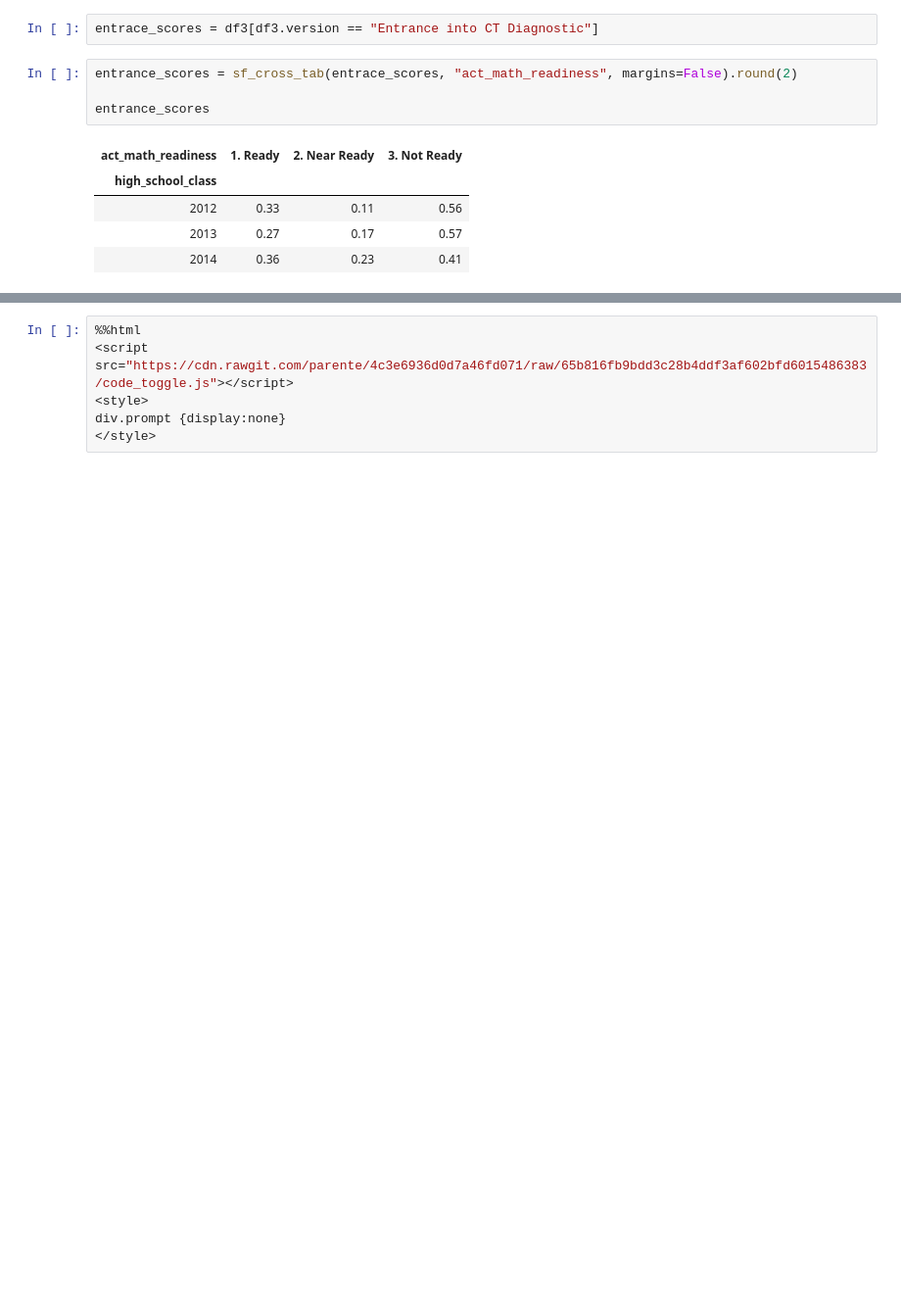
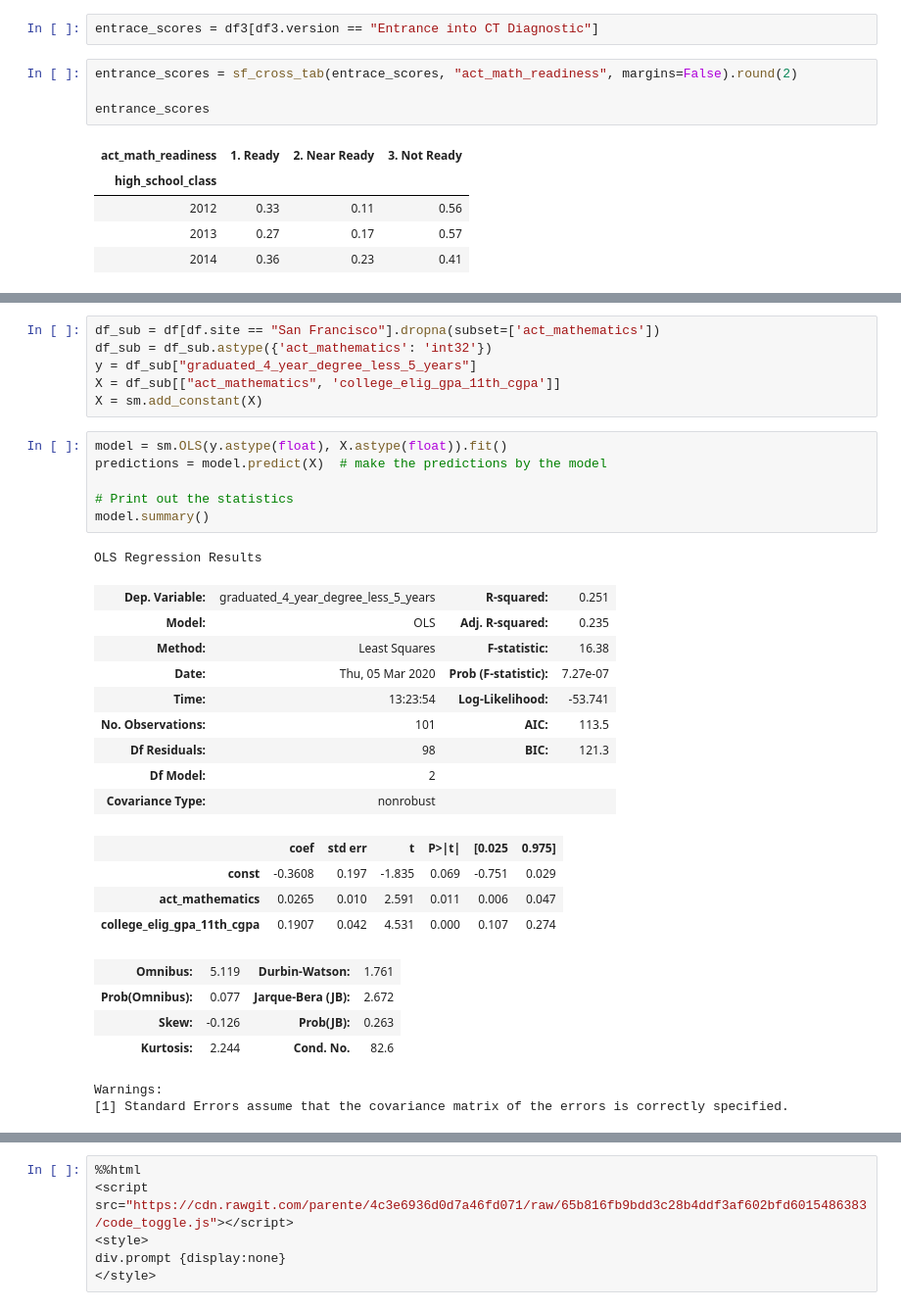
Before and after one commit to College-Track/sf_class_2014, a Jupyter notebook: Report.ipynb, the cells around one changed output, grey strips where cells are left out. Shown at 98% size. Drawn from its saved outputs; the diff is of its cells as text; blank space fills up the shorter version.

```diff
--- a/Report.ipynb
+++ b/Report.ipynb
@@ -188,0 +196,33 @@ entrance_scores
+# %%
+df_sub = df[df.site == "San Francisco"].dropna(subset=['act_mathematics'])
+df_sub = df_sub.astype({'act_mathematics': 'int32'})
+y = df_sub["graduated_4_year_degree_less_5_years"]
+X = df_sub[["act_mathematics", 'college_elig_gpa_11th_cgpa']]
+X = sm.add_constant(X)
+# %%
+model = sm.OLS(y.astype(float), X.astype(float)).fit()
+predictions = model.predict(X)  # make the predictions by the model
+
+# Print out the statistics
+model.summary()
+# %% [output]
+OLS Regression Results
+| Dep. Variable: | graduated_4_year_degree_less_5_years | R-squared: | 0.251 |
+| Model: | OLS | Adj. R-squared: | 0.235 |
+| Method: | Least Squares | F-statistic: | 16.38 |
+| Date: | Thu, 05 Mar 2020 | Prob (F-statistic): | 7.27e-07 |
+| Time: | 13:23:54 | Log-Likelihood: | -53.741 |
+| No. Observations: | 101 | AIC: | 113.5 |
+| Df Residuals: | 98 | BIC: | 121.3 |
+| Df Model: | 2 |  |  |
+| Covariance Type: | nonrobust |  |  |
+|  | coef | std err | t | P>|t| | [0.025 | 0.975] |
+| const | -0.3608 | 0.197 | -1.835 | 0.069 | -0.751 | 0.029 |
+| act_mathematics | 0.0265 | 0.010 | 2.591 | 0.011 | 0.006 | 0.047 |
+| college_elig_gpa_11th_cgpa | 0.1907 | 0.042 | 4.531 | 0.000 | 0.107 | 0.274 |
+| Omnibus: | 5.119 | Durbin-Watson: | 1.761 |
+| Prob(Omnibus): | 0.077 | Jarque-Bera (JB): | 2.672 |
+| Skew: | -0.126 | Prob(JB): | 0.263 |
+| Kurtosis: | 2.244 | Cond. No. | 82.6 |
+Warnings:
+[1] Standard Errors assume that the covariance matrix of the errors is correctly specified.
```
Also changed, not shown: parts of 7 cells of this notebook.
